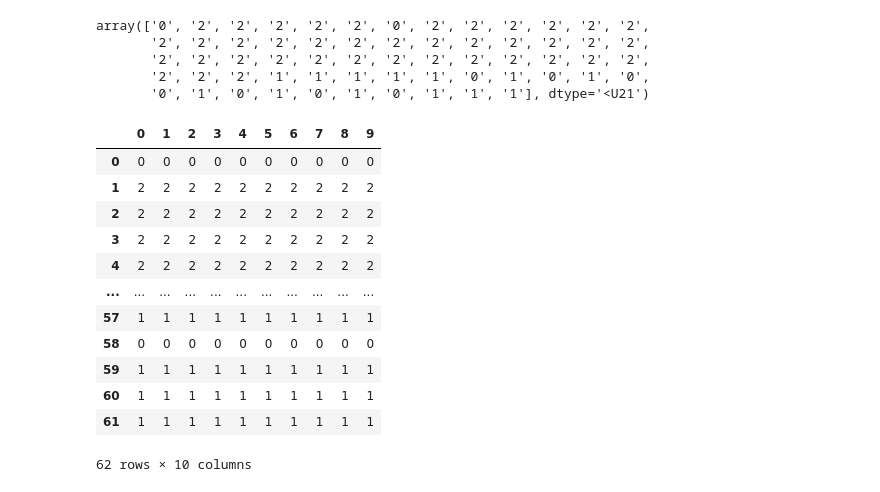
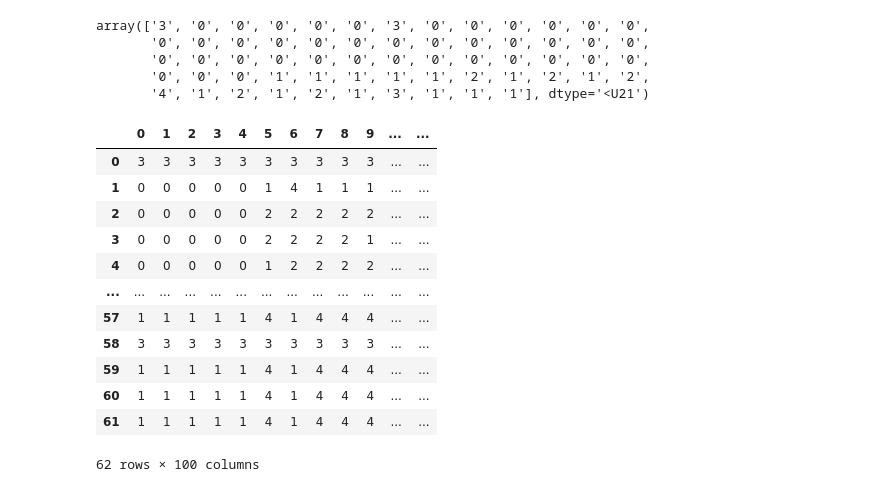
Before and after one commit to nvpatin/MAMBO, a Jupyter notebook: AccessoryScripts/erics_sandbox/Python/cluster test.ipynb, the cells around one changed output. Drawn from its saved outputs; the diff is of its cells as text; code cells hidden in the pictures.

```diff
--- a/AccessoryScripts/erics_sandbox/Python/cluster test.ipynb
+++ b/AccessoryScripts/erics_sandbox/Python/cluster test.ipynb
@@ -7,6 +7,20 @@ from sklearn.cluster import AgglomerativeClustering
 file1 = "../../../Data/Flyer2018_16S_table_counts.tsv"
 asvs1 = pd.read_csv(file1, index_col=0, sep="\t").transpose()
 # %%
-pca = [md.samplePCA(asvs1, 3) for i in range(10)]
+pca = [md.samplePCA(asvs1) for i in range(10)]
 test_df = pca[1]["df"]
 test_scores = pd.DataFrame(pca[1]["scores"])
+
+agg_clust = AgglomerativeClustering(n_clusters = 4, metric = "euclidean", linkage = "ward")
+labels = agg_clust.fit_predict(test_df)
+labels = labels.astype(str)
+print(labels)
+
+test_scores['labels'] = labels
+fig = px.scatter(
+    test_scores,
+    x = 0,
+    y = 1,
+    color = "labels"
+)
+fig.show()
@@ -13,5 +33,0 @@ test_scores = pd.DataFrame(pca[1]["scores"])
-# %%
-agg_clust = AgglomerativeClustering(n_clusters = 3, metric = "euclidean", linkage = "ward")
-labels = agg_clust.fit_predict(test_df)
-labels = labels.astype(str)
-labels
@@ -35,5 +34,5 @@ fig.show()
 # %%
-def sampleClust(df, n_pcs, n_clusts):
+def sampleClust(df, n_clusts, n_pcs = None):
     x = md.samplePCA(asvs1, n_pcs)
     test_df = x["df"]
     test_scores = pd.DataFrame(x["scores"])
@@ -44,25 +43,25 @@ def sampleClust(df, n_pcs, n_clusts):
 sample_label = sampleClust(asvs1, 5, 3)
 sample_label
 # %% [output]
-array(['0', '2', '2', '2', '2', '2', '0', '2', '2', '2', '2', '2', '2',
-       '2', '2', '2', '2', '2', '2', '2', '2', '2', '2', '2', '2', '2',
-       '2', '2', '2', '2', '2', '2', '2', '2', '2', '2', '2', '2', '2',
-       '2', '2', '2', '1', '1', '1', '1', '1', '0', '1', '0', '1', '0',
-       '0', '1', '0', '1', '0', '1', '0', '1', '1', '1'], dtype='<U21')
+array(['3', '0', '0', '0', '0', '0', '3', '0', '0', '0', '0', '0', '0',
+       '0', '0', '0', '0', '0', '0', '0', '0', '0', '0', '0', '0', '0',
+       '0', '0', '0', '0', '0', '0', '0', '0', '0', '0', '0', '0', '0',
+       '0', '0', '0', '1', '1', '1', '1', '1', '2', '1', '2', '1', '2',
+       '4', '1', '2', '1', '2', '1', '3', '1', '1', '1'], dtype='<U21')
 # %%
-label_dist = [sampleClust(asvs1, 5, 3) for i in range(10)]
+label_dist = [sampleClust(asvs1, 5) for i in range(100)]
 pd.DataFrame(label_dist).transpose()
 # %% [output]
-|  | 0 | 1 | 2 | 3 | 4 | 5 | 6 | 7 | 8 | 9 |
-| 0 | 0 | 0 | 0 | 0 | 0 | 0 | 0 | 0 | 0 | 0 |
-| 1 | 2 | 2 | 2 | 2 | 2 | 2 | 2 | 2 | 2 | 2 |
-| 2 | 2 | 2 | 2 | 2 | 2 | 2 | 2 | 2 | 2 | 2 |
-| 3 | 2 | 2 | 2 | 2 | 2 | 2 | 2 | 2 | 2 | 2 |
-| 4 | 2 | 2 | 2 | 2 | 2 | 2 | 2 | 2 | 2 | 2 |
-| ... | ... | ... | ... | ... | ... | ... | ... | ... | ... | ... |
-| 57 | 1 | 1 | 1 | 1 | 1 | 1 | 1 | 1 | 1 | 1 |
-| 58 | 0 | 0 | 0 | 0 | 0 | 0 | 0 | 0 | 0 | 0 |
-| 59 | 1 | 1 | 1 | 1 | 1 | 1 | 1 | 1 | 1 | 1 |
-| 60 | 1 | 1 | 1 | 1 | 1 | 1 | 1 | 1 | 1 | 1 |
-| 61 | 1 | 1 | 1 | 1 | 1 | 1 | 1 | 1 | 1 | 1 |
+|  | 0 | 1 | 2 | 3 | 4 | 5 | 6 | 7 | 8 | 9 | ... | ... |
+| 0 | 3 | 3 | 3 | 3 | 3 | 3 | 3 | 3 | 3 | 3 | ... | ... |
+| 1 | 0 | 0 | 0 | 0 | 0 | 1 | 4 | 1 | 1 | 1 | ... | ... |
+| 2 | 0 | 0 | 0 | 0 | 0 | 2 | 2 | 2 | 2 | 2 | ... | ... |
+| 3 | 0 | 0 | 0 | 0 | 0 | 2 | 2 | 2 | 2 | 1 | ... | ... |
+| 4 | 0 | 0 | 0 | 0 | 0 | 1 | 2 | 2 | 2 | 2 | ... | ... |
+| ... | ... | ... | ... | ... | ... | ... | ... | ... | ... | ... | ... | ... |
+| 57 | 1 | 1 | 1 | 1 | 1 | 4 | 1 | 4 | 4 | 4 | ... | ... |
+| 58 | 3 | 3 | 3 | 3 | 3 | 3 | 3 | 3 | 3 | 3 | ... | ... |
+| 59 | 1 | 1 | 1 | 1 | 1 | 4 | 1 | 4 | 4 | 4 | ... | ... |
+| 60 | 1 | 1 | 1 | 1 | 1 | 4 | 1 | 4 | 4 | 4 | ... | ... |
+| 61 | 1 | 1 | 1 | 1 | 1 | 4 | 1 | 4 | 4 | 4 | ... | ... |
-62 rows × 10 columns
+62 rows × 100 columns
```
Also changed, not shown: parts of 3 cells of this notebook, 3 other files.
